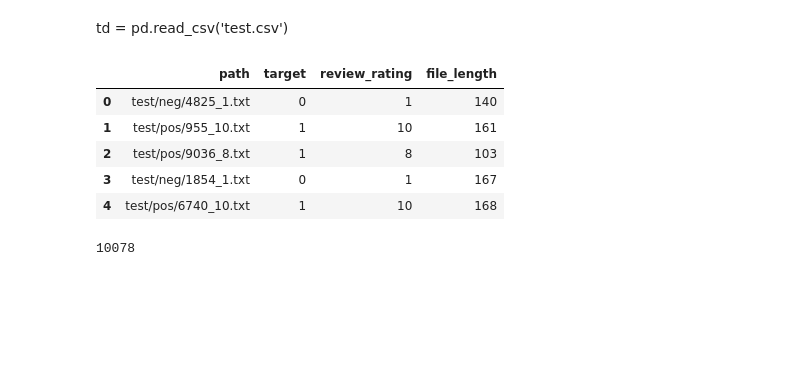
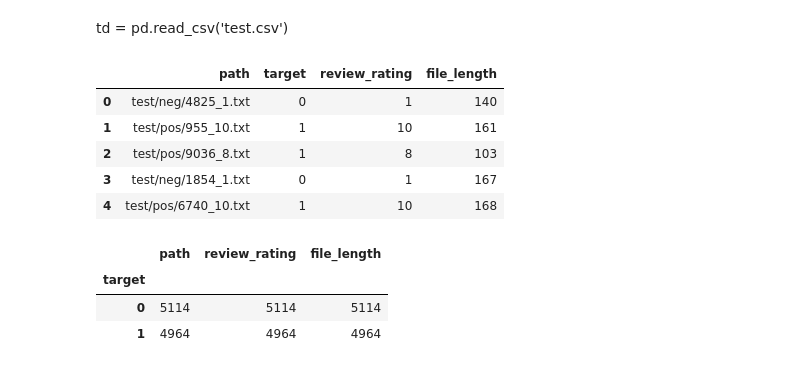
Before and after one commit to gebob19/Dropout-Attention, a Jupyter notebook: torch_workstation.ipynb, the cells around one changed output. Cells and saved outputs as stored; diff of their text form; code cells hidden in the pictures; blank space fills up the shorter version.

```diff
--- a/torch_workstation.ipynb
+++ b/torch_workstation.ipynb
@@ -480,7 +480,14 @@ td.head()
 | 2 | test/pos/9036_8.txt | 1 | 8 | 103 |
 | 3 | test/neg/1854_1.txt | 0 | 1 | 167 |
 | 4 | test/pos/6740_10.txt | 1 | 10 | 168 |
-# %%
-len(td[td.file_length > 200])
-# %% [output]
-10078
+# %%
+traindf = pd.read_csv('test.csv')
+# %%
+traindf = traindf[traindf.file_length > 200]
+# %%
+traindf.groupby('target').count()
+# %% [output]
+|  | path | review_rating | file_length |
+| target |  |  |  |
+| 0 | 5114 | 5114 | 5114 |
+| 1 | 4964 | 4964 | 4964 |
```
